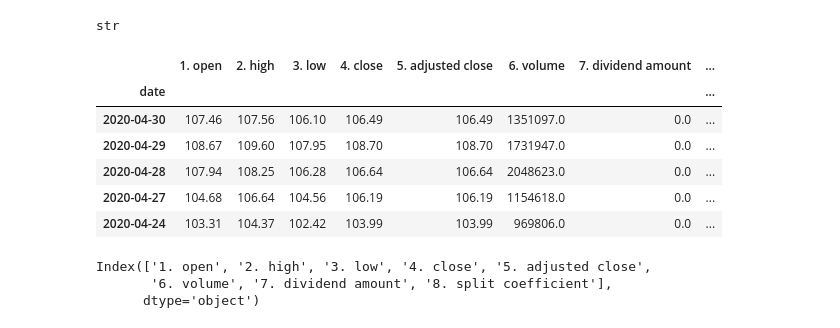
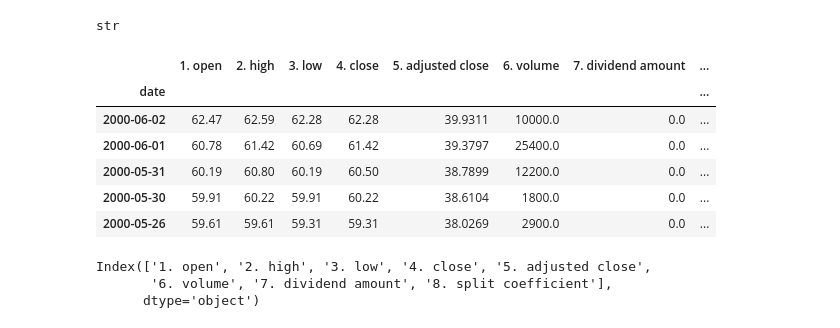
Before and after one commit to bkayratkyzy/Monte_Carlo_Simulations, a Jupyter notebook: notebooks/bulya.ipynb, the cells around one changed output. Drawn from its saved outputs; the diff is of its cells as text; code cells hidden in the pictures.

```diff
--- a/notebooks/bulya.ipynb
+++ b/notebooks/bulya.ipynb
@@ -26,19 +26,19 @@ str
 # %%
 xle_df = api.alpha_vantage.historic_quotes('XLE', adjusted=True, output_format='pandas')
 
 
 xlf_df = api.alpha_vantage.historic_quotes('XLF', adjusted=True, output_format='pandas')
 
 ive_df = api.alpha_vantage.historic_quotes('IVE', adjusted=True, output_format='pandas')
-ive_df.head()
+ive_df.tail()
 # %% [output]
 |  | 1. open | 2. high | 3. low | 4. close | 5. adjusted close | 6. volume | 7. dividend amount | ... |
 | date |  |  |  |  |  |  |  | ... |
-| 2020-04-30 | 107.46 | 107.56 | 106.10 | 106.49 | 106.49 | 1351097.0 | 0.0 | ... |
-| 2020-04-29 | 108.67 | 109.60 | 107.95 | 108.70 | 108.70 | 1731947.0 | 0.0 | ... |
-| 2020-04-28 | 107.94 | 108.25 | 106.28 | 106.64 | 106.64 | 2048623.0 | 0.0 | ... |
-| 2020-04-27 | 104.68 | 106.64 | 104.56 | 106.19 | 106.19 | 1154618.0 | 0.0 | ... |
-| 2020-04-24 | 103.31 | 104.37 | 102.42 | 103.99 | 103.99 | 969806.0 | 0.0 | ... |
+| 2000-06-02 | 62.47 | 62.59 | 62.28 | 62.28 | 39.9311 | 10000.0 | 0.0 | ... |
+| 2000-06-01 | 60.78 | 61.42 | 60.69 | 61.42 | 39.3797 | 25400.0 | 0.0 | ... |
+| 2000-05-31 | 60.19 | 60.80 | 60.19 | 60.50 | 38.7899 | 12200.0 | 0.0 | ... |
+| 2000-05-30 | 59.91 | 60.22 | 59.91 | 60.22 | 38.6104 | 1800.0 | 0.0 | ... |
+| 2000-05-26 | 59.61 | 59.61 | 59.31 | 59.31 | 38.0269 | 2900.0 | 0.0 | ... |
 # %%
 xle_df.columns
 # %% [output]
```
Also changed, not shown: parts of 26 cells of this notebook, 3 other files.
